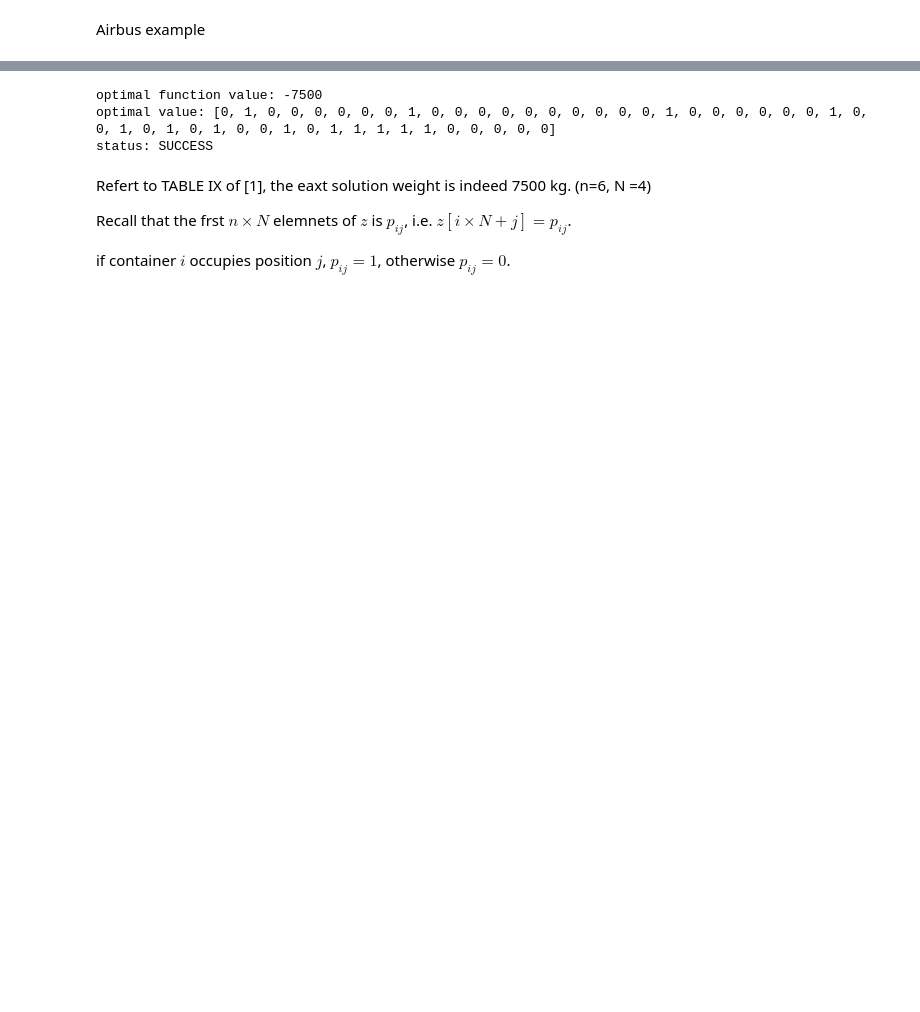
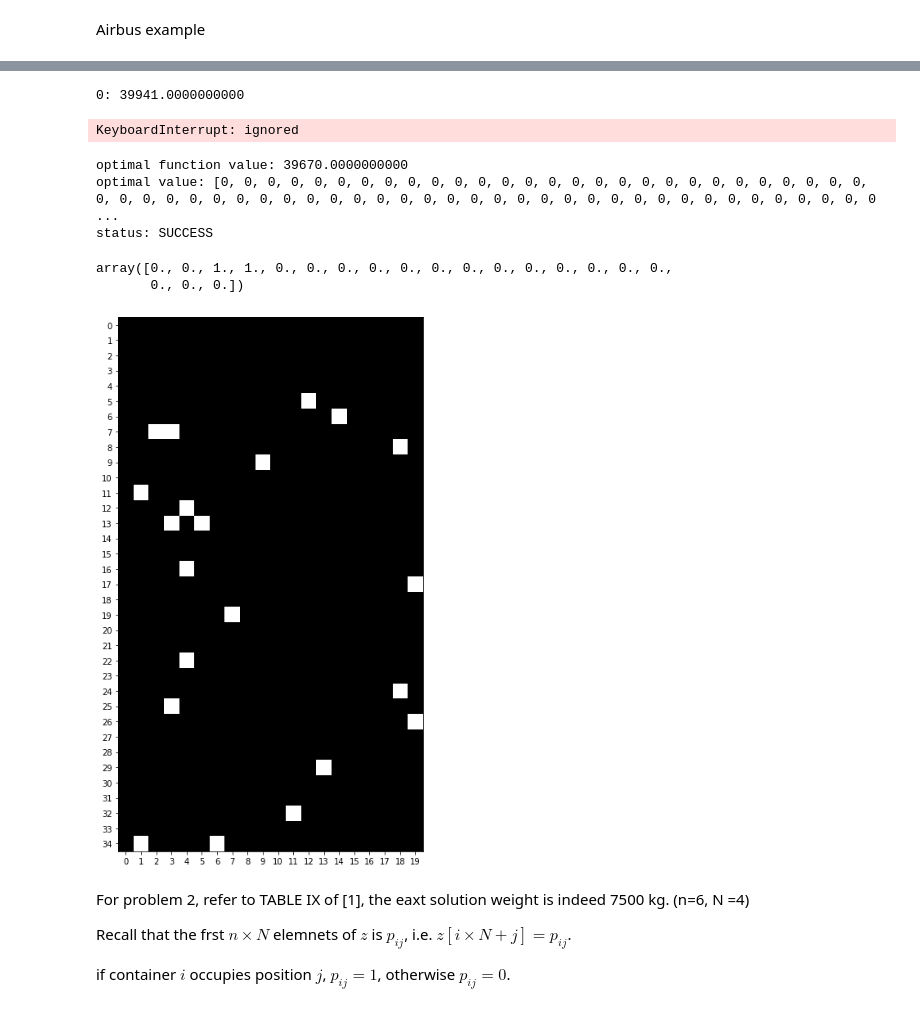
Before and after one commit to magelead/finq-airbus-challenge, a Jupyter notebook: airbus.ipynb, the cells around one changed output, grey strips where cells are left out. Drawn from its saved outputs; the diff is of its cells as text; code cells hidden in the pictures; blank space fills up the shorter version.

```diff
--- a/airbus.ipynb
+++ b/airbus.ipynb
@@ -441,13 +427,34 @@ samples=[{0: 0, 1: 1, 2: 0, 3: 1, 4: 1, 5: 0, 6: 0, 7: 0, 8: 0, 9: 0, 10: 0, 11:
+# %%
+results = list(response.samples())
+# %%
+for i, result in enumerate(results):
+      replacements = []
+      for key, val in result.items():
+          replacements.append((z[key], val))
+      print(f'{i}: {payload.subs(replacements)}')
+# %% [output]
+0: 39941.0000000000
+KeyboardInterrupt: ignored
 # %%
-optimal_value = list(response.samples())[1]  # better try different element in the list, sometimes Qbsolv may give several feasible soultion
+result = results[15]  # here we choose result 0, better try different element in the list, sometimes Qbsolv may give several feasible soultion
 replacements = []
-for key, val in optimal_value.items():
+for key, val in result.items():
     replacements.append((z[key], val))
 # %%
-print('optimal function value:', qubo.subs(replacements))
-print('optimal value:', [j for i, j in replacements])
+if qubo is not None:
+    print('optimal function value:', qubo.subs(replacements))
+else:
+    print('optimal function value:', payload.subs(replacements))
+
+optimal_values = [j for i, j in replacements]
+array = np.zeros((35,20))
+for i in range(n):
+    for j in range(N):
+        array[i,j] = optimal_values[i*N+j]
+
+print('optimal value:', optimal_values)
 print('status: SUCCESS')
 # %% [output]
-optimal function value: -7500
-optimal value: [0, 1, 0, 0, 0, 0, 0, 0, 1, 0, 0, 0, 0, 0, 0, 0, 0, 0, 0, 1, 0, 0, 0, 0, 0, 0, 1, 0, 0, 1, 0, 1, 0, 1, 0, 0, 1, 0, 1, 1, 1, 1, 1, 0, 0, 0, 0, 0]
+optimal function value: 39670.0000000000
+optimal value: [0, 0, 0, 0, 0, 0, 0, 0, 0, 0, 0, 0, 0, 0, 0, 0, 0, 0, 0, 0, 0, 0, 0, 0, 0, 0, 0, 0, 0, 0, 0, 0, 0, 0, 0, 0, 0, 0, 0, 0, 0, 0, 0, 0, 0, 0, 0, 0, 0, 0, 0, 0, 0, 0, 0, 0, 0, 0, 0, 0, 0, 0 ...
 status: SUCCESS
@@ -454,5 +465,18 @@ status: SUCCESS
+# %%
+array[7, :]
+# %% [output]
+array([0., 0., 1., 1., 0., 0., 0., 0., 0., 0., 0., 0., 0., 0., 0., 0., 0.,
+       0., 0., 0.])
+# %%
+plt.figure(figsize=(12, 12))
+plt.imshow(array, cmap='gray', vmin=0, vmax=1.)
+plt.xticks(np.arange(0, 20, 1))
+plt.yticks(np.arange(0, 35, 1))
+plot.show()
+# %% [output]
+[figure, added]
 # %% [markdown]
-Refert to TABLE IX of [1], the eaxt solution weight is indeed 7500 kg. (n=6, N =4)
+For problem 2, refer to TABLE IX of [1], the eaxt solution weight is indeed 7500 kg. (n=6, N =4)
 
 Recall that the frst $n\times N$ elemnets of $z$ is $p_{ij}$, i.e. $z[i\times N+j]=p_{ij}$.
 
```
Also changed, not shown: parts of 73 cells of this notebook, 25 other files.
